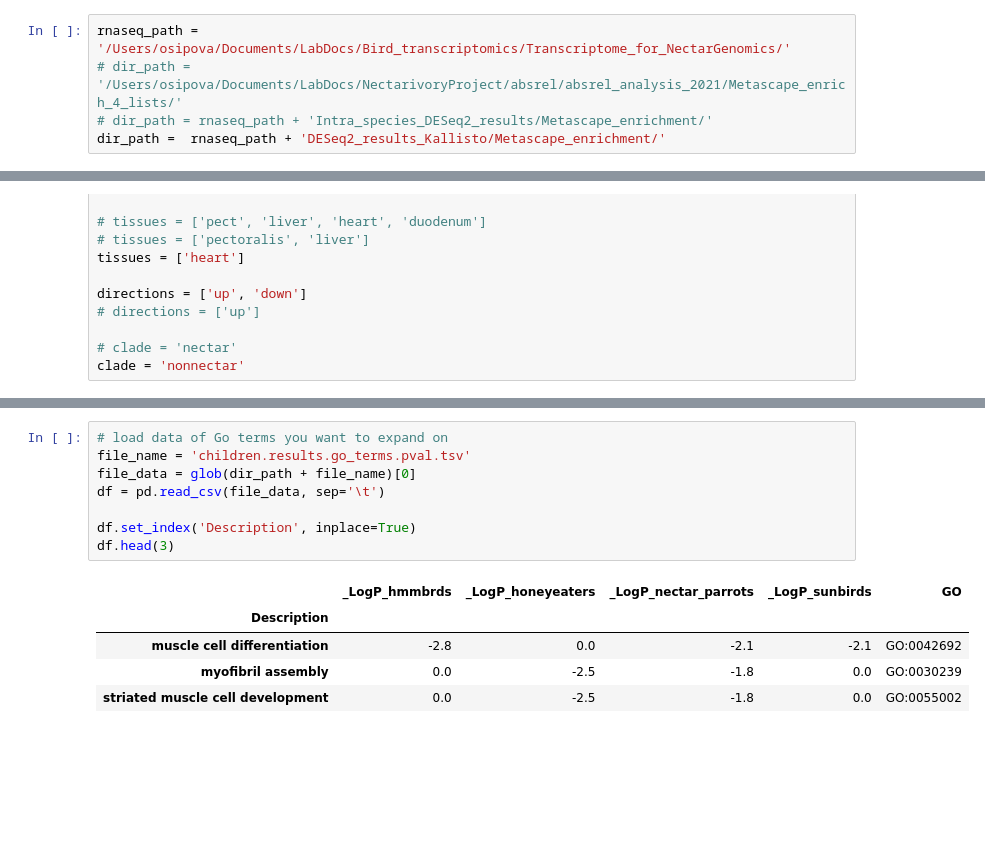
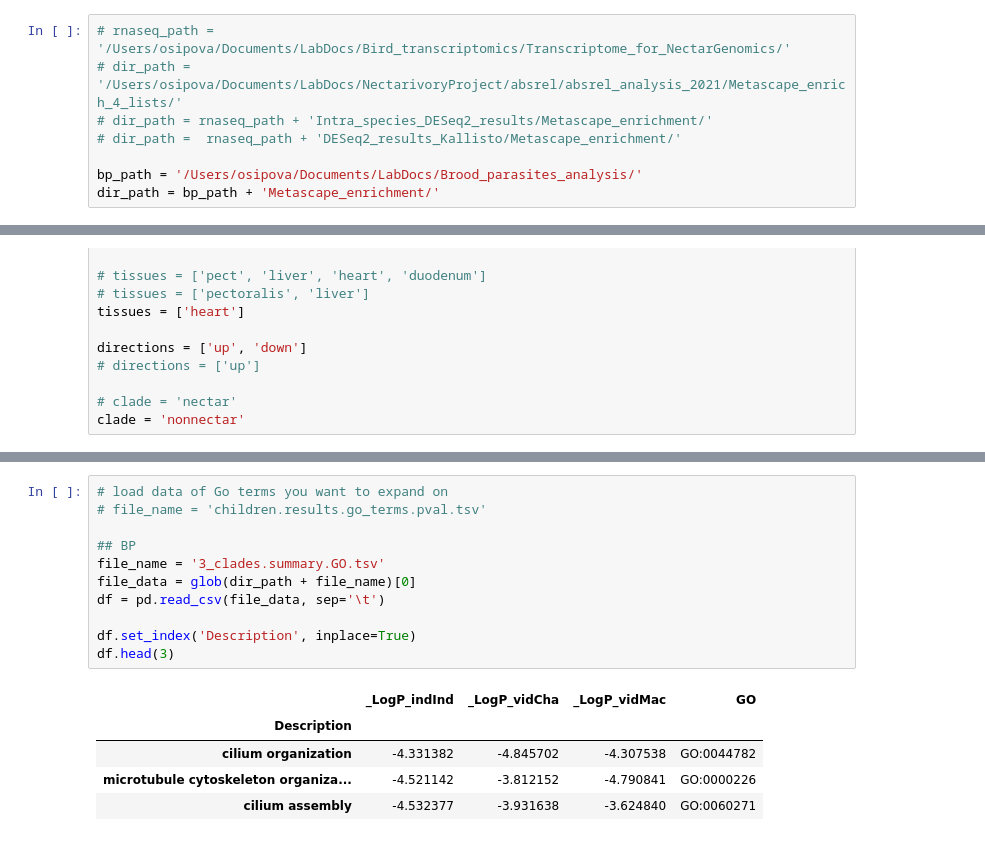
Before and after one commit to osipovarev/Transcriptome_for_NectarGenomics, a Jupyter notebook: metascape_enrichment_analysis.ipynb, the cells around one changed output, grey strips where cells are left out. Saved outputs shown, nothing was run; the diff lists cells and outputs as text; blank space fills up the shorter version.

```diff
--- a/metascape_enrichment_analysis.ipynb
+++ b/metascape_enrichment_analysis.ipynb
@@ -11,10 +11,13 @@ matplotlib.rcParams['ps.fonttype'] = 42
 from matplotlib.colors import DivergingNorm
 # import matplotlib.backends.backend_pdf
 # %%
-rnaseq_path = '/Users/osipova/Documents/LabDocs/Bird_transcriptomics/Transcriptome_for_NectarGenomics/'
+# rnaseq_path = '/Users/osipova/Documents/LabDocs/Bird_transcriptomics/Transcriptome_for_NectarGenomics/'
 # dir_path = '/Users/osipova/Documents/LabDocs/NectarivoryProject/absrel/absrel_analysis_2021/Metascape_enrich_4_lists/'
 # dir_path = rnaseq_path + 'Intra_species_DESeq2_results/Metascape_enrichment/'
-dir_path =  rnaseq_path + 'DESeq2_results_Kallisto/Metascape_enrichment/'
+# dir_path =  rnaseq_path + 'DESeq2_results_Kallisto/Metascape_enrichment/'
+
+bp_path = '/Users/osipova/Documents/LabDocs/Brood_parasites_analysis/'
+dir_path = bp_path + 'Metascape_enrichment/'
 # %%
 ## load GO enrichment metascape results
 ##
@@ -109,17 +109,20 @@ The DivergingNorm class was deprecated in Matplotlib 3.2 and will be removed two
 # %%
 # load data of Go terms you want to expand on
-file_name = 'children.results.go_terms.pval.tsv'
+# file_name = 'children.results.go_terms.pval.tsv'
+
+## BP
+file_name = '3_clades.summary.GO.tsv'
 file_data = glob(dir_path + file_name)[0]
 df = pd.read_csv(file_data, sep='\t')
 
 df.set_index('Description', inplace=True)
 df.head(3)
 # %% [output]
-|  | _LogP_hmmbrds | _LogP_honeyeaters | _LogP_nectar_parrots | _LogP_sunbirds | GO |
-| Description |  |  |  |  |  |
-| muscle cell differentiation | -2.8 | 0.0 | -2.1 | -2.1 | GO:0042692 |
-| myofibril assembly | 0.0 | -2.5 | -1.8 | 0.0 | GO:0030239 |
-| striated muscle cell development | 0.0 | -2.5 | -1.8 | 0.0 | GO:0055002 |
+|  | _LogP_indInd | _LogP_vidCha | _LogP_vidMac | GO |
+| Description |  |  |  |  |
+| cilium organization | -4.331382 | -4.845702 | -4.307538 | GO:0044782 |
+| microtubule cytoskeleton organiza... | -4.521142 | -3.812152 | -4.790841 | GO:0000226 |
+| cilium assembly | -4.532377 | -3.931638 | -3.624840 | GO:0060271 |
 # %%
 cmap = sns.diverging_palette(250, 70, 123, 35, as_cmap=True)
 divnorm = DivergingNorm(np.log10(0.051))
```
Also changed, not shown: parts of 3 cells of this notebook, 1 other file.
